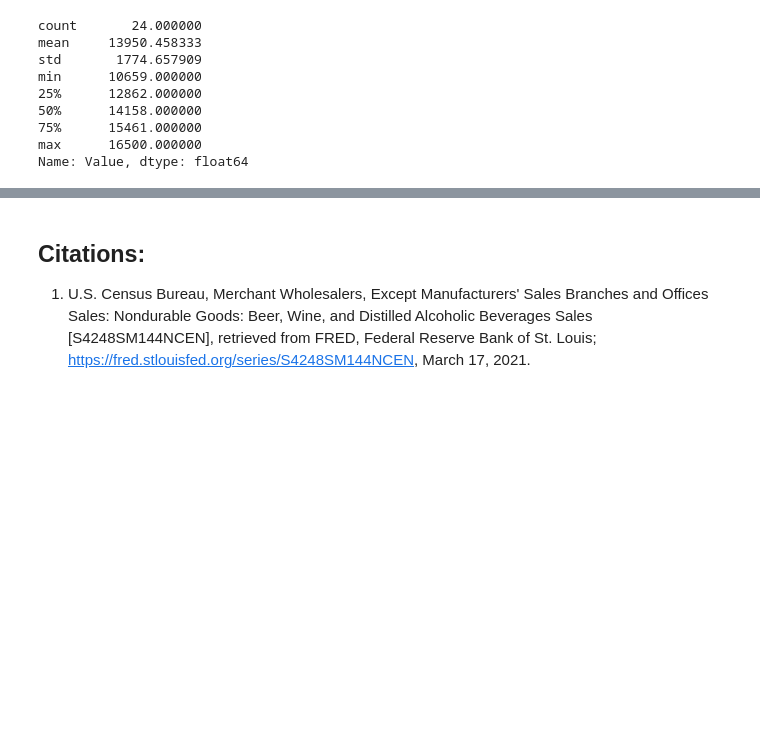
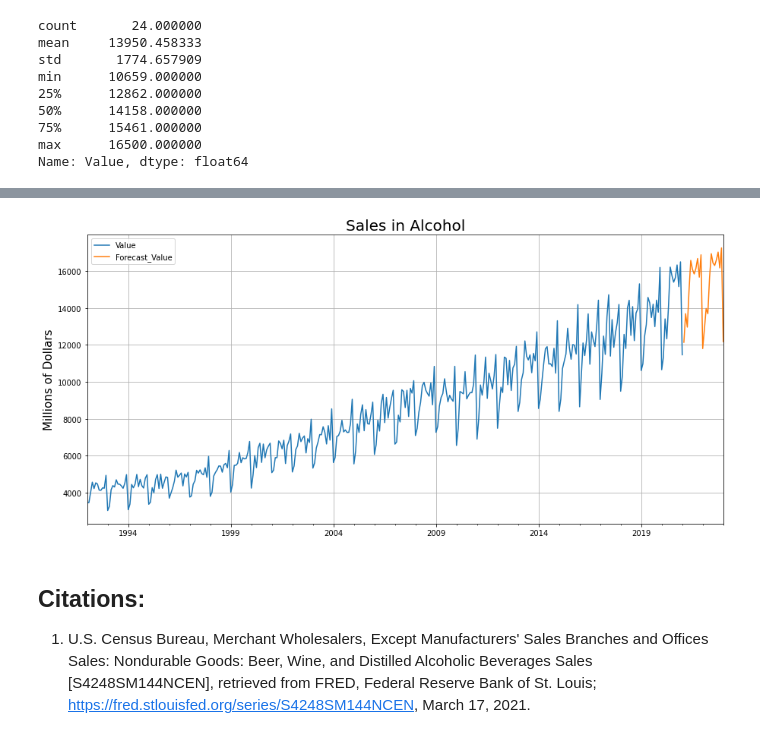
Before and after one commit to Lewis34cs/fred_alc_beverage_sales, a Jupyter notebook: time_series_with_rnn.ipynb, the cells around one changed output, grey strips where cells are left out. Cells and saved outputs as stored; diff of their text form; code cells hidden in the pictures; blank space fills up the shorter version.

```diff
--- a/time_series_with_rnn.ipynb
+++ b/time_series_with_rnn.ipynb
@@ -276,0 +347,3 @@ Predicting into the future
+# %%
+pred_df.set_index('date', inplace=True)
+pred_df.index.freq = 'MS'
@@ -276,0 +364,2 @@ Predicting into the future
+# %%
+orig_df = df
@@ -276,0 +389,4 @@ Predicting into the future
+# %%
+total_df = pd.concat([orig_df, pred_df], axis=1)
+# %%
+total_df.columns = ['Value', 'Forecast_Value']
@@ -277,3 +404,9 @@ Predicting into the future
+# %%
+ax = total_df.plot(figsize=(15, 7), grid=True)
+ax.set_title('Sales in Alcohol', fontdict=dict(size=20))
+ax.set_ylabel('Millions of Dollars', fontdict=dict(size=15));
+# %% [output]
+[figure, added]
 # %% [markdown]
 ## Citations:
 1. U.S. Census Bureau, Merchant Wholesalers, Except Manufacturers' Sales Branches and Offices Sales: Nondurable Goods: Beer, Wine, and Distilled Alcoholic Beverages Sales [S4248SM144NCEN], retrieved from FRED, Federal Reserve Bank of St. Louis; https://fred.stlouisfed.org/series/S4248SM144NCEN, March 17, 2021.
```
Also changed, not shown: parts of 33 cells of this notebook.
